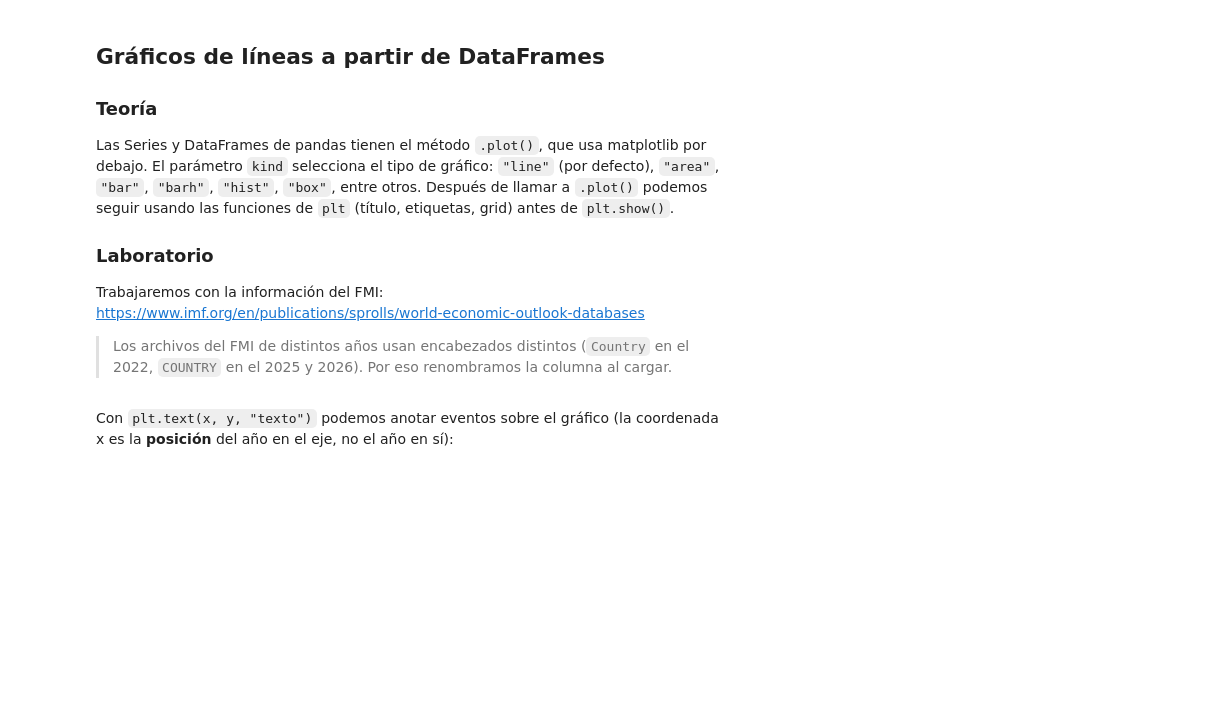
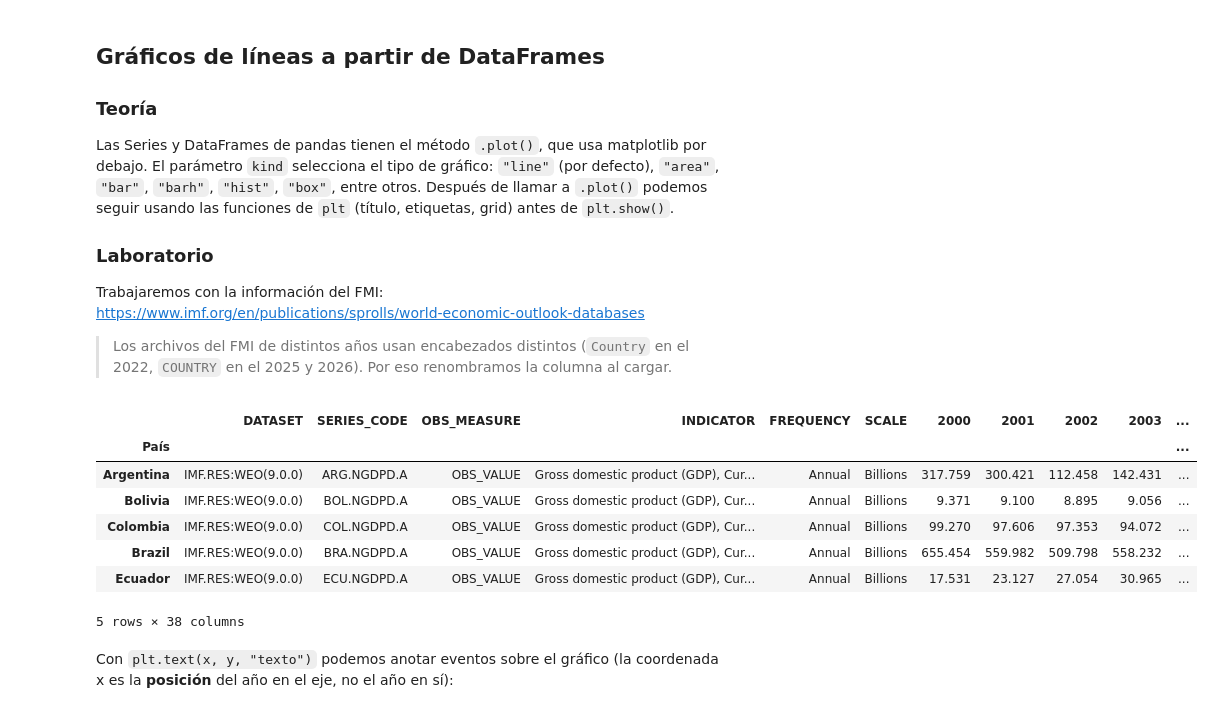
Before and after one commit to jgomezz/cpe_ciencia_datos_python_2026, a Jupyter notebook: mod2_estadistica_y_visualizacion/semana_03_visualization.ipynb, the cells around one changed output. Saved outputs shown, nothing was run; the diff lists cells and outputs as text; code cells hidden in the pictures; blank space fills up the shorter version.

```diff
--- a/mod2_estadistica_y_visualizacion/semana_03_visualization.ipynb
+++ b/mod2_estadistica_y_visualizacion/semana_03_visualization.ipynb
@@ -439,12 +441,24 @@ Trabajaremos con la información del FMI: https://www.imf.org/en/publications/sp
 # %%
 import pandas as pd
 
-nombre_archivo = "dataset/fmi/WEO_Data_Latinoamerica_2026.csv"
-df = pd.read_csv(nombre_archivo, sep=",")
+FILE_NAME = "dataset/fmi/WEO_Data_Latinoamerica_2026.csv"
+
+df = pd.read_csv(FILE_NAME, sep=",")
+
 df.rename(columns={"COUNTRY": "País"}, inplace=True)
+
 df.set_index("País", inplace=True)
 
 df.head()
+# %% [output]
+|  | DATASET | SERIES_CODE | OBS_MEASURE | INDICATOR | FREQUENCY | SCALE | 2000 | 2001 | 2002 | 2003 | ... |
+| País |  |  |  |  |  |  |  |  |  |  | ... |
+| Argentina | IMF.RES:WEO(9.0.0) | ARG.NGDPD.A | OBS_VALUE | Gross domestic product (GDP), Cur... | Annual | Billions | 317.759 | 300.421 | 112.458 | 142.431 | ... |
+| Bolivia | IMF.RES:WEO(9.0.0) | BOL.NGDPD.A | OBS_VALUE | Gross domestic product (GDP), Cur... | Annual | Billions | 9.371 | 9.100 | 8.895 | 9.056 | ... |
+| Colombia | IMF.RES:WEO(9.0.0) | COL.NGDPD.A | OBS_VALUE | Gross domestic product (GDP), Cur... | Annual | Billions | 99.270 | 97.606 | 97.353 | 94.072 | ... |
+| Brazil | IMF.RES:WEO(9.0.0) | BRA.NGDPD.A | OBS_VALUE | Gross domestic product (GDP), Cur... | Annual | Billions | 655.454 | 559.982 | 509.798 | 558.232 | ... |
+| Ecuador | IMF.RES:WEO(9.0.0) | ECU.NGDPD.A | OBS_VALUE | Gross domestic product (GDP), Cur... | Annual | Billions | 17.531 | 23.127 | 27.054 | 30.965 | ... |
+5 rows × 38 columns
 # %%
 # Lista de años como strings (los encabezados del CSV son texto)
 anhos = list(map(str, range(2001, 2027)))
```
Also changed, not shown: parts of 1 cell of this notebook, 3 other files.
